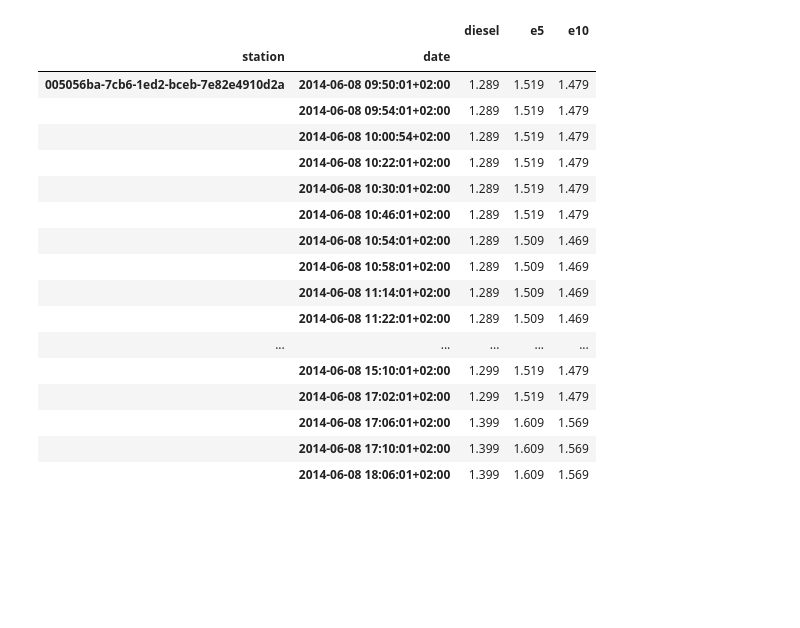
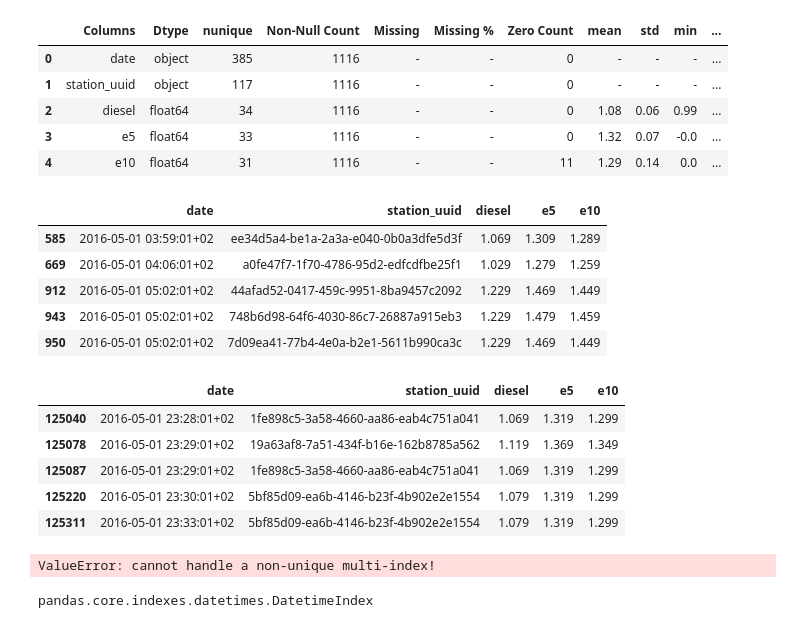
Before and after one commit to petrol-price-predictor/jurassic-juice-juggler, a Jupyter notebook: stratify.ipynb, the cells around one changed output. Drawn from its saved outputs; the diff is of its cells as text; code cells hidden in the pictures; blank space fills up the shorter version.

```diff
--- a/stratify.ipynb
+++ b/stratify.ipynb
@@ -47,40 +60,48 @@ display(viz.nice_summary(prices_df_raw))
 # %%
 # Create a set of all UUIDs in the DUS subsample
 dus_station_uuid = set(dus_stations.uuid)
 
 # Drop the 'change' columns for now as they dont provide us with any insight. FUTURE FEATURE ENGINEERING
 prices_df = prices_df_raw.drop(columns=prices_df_raw.filter(like='change').columns)
 prices_df = prices_df[prices_df.station_uuid.isin(dus_station_uuid)]
 
-df = process.extend_panel(prices_df)
-df = process.swap_sort_index(df)
-
-# IF FIRST ROW EMPTY, USE PRICE FROM PREVIOUS DAY 'CLOSING_PRICES.CSV'
-
-df[['diesel', 'e5', 'e10']] = df.groupby(level='station')[['diesel', 'e5', 'e10']].fillna(method='ffill')
+display(viz.nice_summary(prices_df))
+display(prices_df.head(5))
+display(prices_df.tail(5))
+# %% [output]
+|  | Columns | Dtype | nunique | Non-Null Count | Missing | Missing % | Zero Count | mean | std | min | ... |
+| 0 | date | object | 385 | 1116 | - | - | 0 | - | - | - | ... |
+| 1 | station_uuid | object | 117 | 1116 | - | - | 0 | - | - | - | ... |
+| 2 | diesel | float64 | 34 | 1116 | - | - | 0 | 1.08 | 0.06 | 0.99 | ... |
+| 3 | e5 | float64 | 33 | 1116 | - | - | 0 | 1.32 | 0.07 | -0.0 | ... |
+| 4 | e10 | float64 | 31 | 1116 | - | - | 11 | 1.29 | 0.14 | 0.0 | ... |
+|  | date | station_uuid | diesel | e5 | e10 |
+| 585 | 2016-05-01 03:59:01+02 | ee34d5a4-be1a-2a3a-e040-0b0a3dfe5d3f | 1.069 | 1.309 | 1.289 |
+| 669 | 2016-05-01 04:06:01+02 | a0fe47f7-1f70-4786-95d2-edfcdfbe25f1 | 1.029 | 1.279 | 1.259 |
+| 912 | 2016-05-01 05:02:01+02 | 44afad52-0417-459c-9951-8ba9457c2092 | 1.229 | 1.469 | 1.449 |
+| 943 | 2016-05-01 05:02:01+02 | 748b6d98-64f6-4030-86c7-26887a915eb3 | 1.229 | 1.479 | 1.459 |
+| 950 | 2016-05-01 05:02:01+02 | 7d09ea41-77b4-4e0a-b2e1-5611b990ca3c | 1.229 | 1.469 | 1.449 |
+|  | date | station_uuid | diesel | e5 | e10 |
+| 125040 | 2016-05-01 23:28:01+02 | 1fe898c5-3a58-4660-aa86-eab4c751a041 | 1.069 | 1.319 | 1.299 |
+| 125078 | 2016-05-01 23:29:01+02 | 19a63af8-7a51-434f-b16e-162b8785a562 | 1.119 | 1.369 | 1.349 |
+| 125087 | 2016-05-01 23:29:01+02 | 1fe898c5-3a58-4660-aa86-eab4c751a041 | 1.069 | 1.319 | 1.299 |
+| 125220 | 2016-05-01 23:30:01+02 | 5bf85d09-ea6b-4146-b23f-4b902e2e1554 | 1.079 | 1.319 | 1.299 |
+| 125311 | 2016-05-01 23:33:01+02 | 5bf85d09-ea6b-4146-b23f-4b902e2e1554 | 1.079 | 1.319 | 1.299 |
+# %%
+df = process.extend_panel(prices_df)
+df = process.swap_sort_index(df)
+
+# IF FIRST ROW EMPTY, USE PRICE FROM PREVIOUS DAY 'CLOSING_PRICES.CSV'
+
+df[['diesel', 'e5', 'e10']] = df.groupby(level='station')[['diesel', 'e5', 'e10']].fillna(method='ffill')
+# %% [output]
+ValueError: cannot handle a non-unique multi-index!
 # %%
 # SAFE THIS TO A FILE
 
-df.head(50)
+type(df.index.get_level_values(1))
 # %% [output]
-|  |  | diesel | e5 | e10 |
-| station | date |  |  |  |
-| 005056ba-7cb6-1ed2-bceb-7e82e4910d2a | 2014-06-08 09:50:01+02:00 | 1.289 | 1.519 | 1.479 |
-|  | 2014-06-08 09:54:01+02:00 | 1.289 | 1.519 | 1.479 |
-|  | 2014-06-08 10:00:54+02:00 | 1.289 | 1.519 | 1.479 |
-|  | 2014-06-08 10:22:01+02:00 | 1.289 | 1.519 | 1.479 |
-|  | 2014-06-08 10:30:01+02:00 | 1.289 | 1.519 | 1.479 |
-|  | 2014-06-08 10:46:01+02:00 | 1.289 | 1.519 | 1.479 |
-|  | 2014-06-08 10:54:01+02:00 | 1.289 | 1.509 | 1.469 |
-|  | 2014-06-08 10:58:01+02:00 | 1.289 | 1.509 | 1.469 |
-|  | 2014-06-08 11:14:01+02:00 | 1.289 | 1.509 | 1.469 |
-|  | 2014-06-08 11:22:01+02:00 | 1.289 | 1.509 | 1.469 |
-| ... | ... | ... | ... | ... |
-|  | 2014-06-08 15:10:01+02:00 | 1.299 | 1.519 | 1.479 |
-|  | 2014-06-08 17:02:01+02:00 | 1.299 | 1.519 | 1.479 |
-|  | 2014-06-08 17:06:01+02:00 | 1.399 | 1.609 | 1.569 |
-|  | 2014-06-08 17:10:01+02:00 | 1.399 | 1.609 | 1.569 |
-|  | 2014-06-08 18:06:01+02:00 | 1.399 | 1.609 | 1.569 |
+pandas.core.indexes.datetimes.DatetimeIndex
 # %%
 closing_price = df.groupby(level='station').tail(1)
 print(prices_df.station_uuid.nunique())
```
Also changed, not shown: parts of 5 cells of this notebook, 7 other files.
